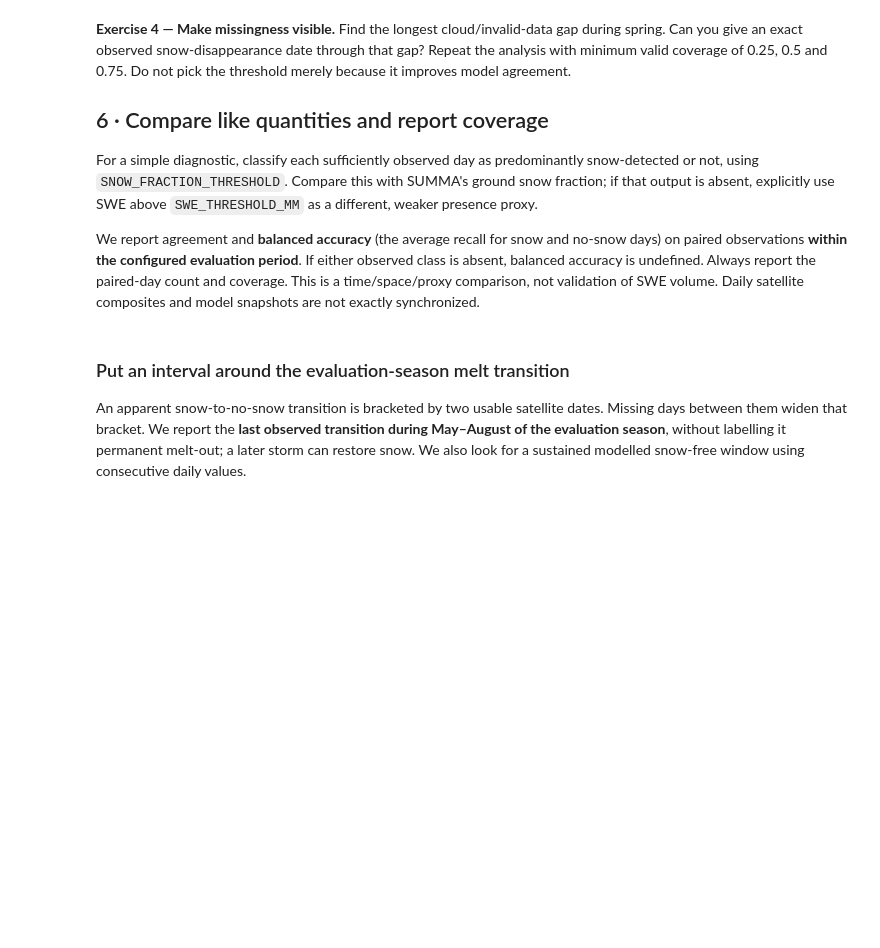
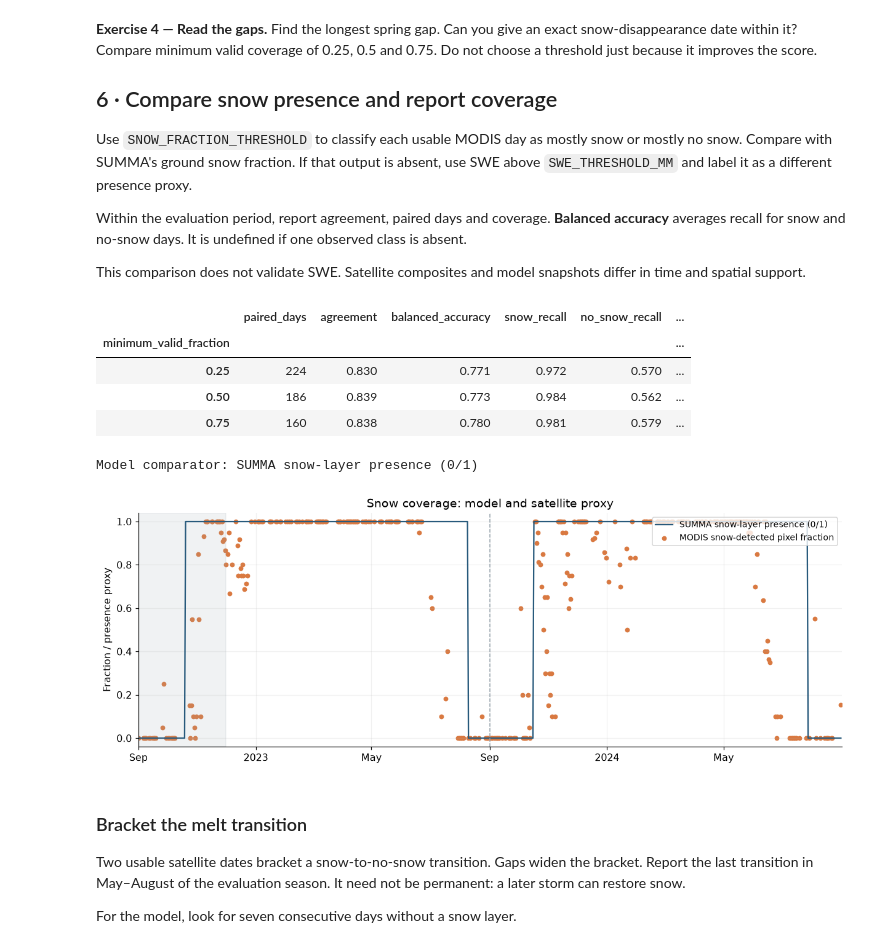
Before and after one commit to symfluence-org/SYMFLUENCE, a Jupyter notebook: examples/04_workshop_notebooks/04d_intelligent_rivers_snow.ipynb, the cells around one changed output. Cells and saved outputs as stored; diff of their text form; code cells hidden in the pictures; blank space fills up the shorter version.

Commit message:
Update Intelligent Rivers snow notebook and save workshop outputs

```diff
--- a/examples/04_workshop_notebooks/04d_intelligent_rivers_snow.ipynb
+++ b/examples/04_workshop_notebooks/04d_intelligent_rivers_snow.ipynb
@@ -67,7 +60,10 @@ sim_dir = project / "simulations" / experiment / "SUMMA"
 start, end = pd.Timestamp(config.domain.time_start), pd.Timestamp(config.domain.time_end)
 days = pd.date_range(start.normalize(), end.normalize(), freq="D")
 spinup_end = pd.Timestamp(config.domain.spinup_period.split(",")[1].strip())
-eval_start, eval_end = [pd.Timestamp(s.strip()) for s in config.domain.evaluation_period.split(",")]
+def period_dates(period):
+    return tuple(pd.Timestamp(value.strip()) for value in period.split(","))
+
+eval_start, eval_end = period_dates(config.domain.evaluation_period)
 
 BLUE, TEAL, ORANGE, GREY = "#285a7c", "#168a83", "#d97941", "#9aa6af"
 plt.rcParams.update({"figure.figsize": (11, 4), "figure.dpi": 110,
@@ -362,9 +443,12 @@ run_stage(["run_model", "postprocess_results"])
 
 # SUMMA writes variables at different frequencies to different files.
 # Read daily output when available; do not accidentally choose a restart file.
-all_outputs = sorted(p for p in sim_dir.glob("*.nc") if "restart" not in p.name.lower())
-daily_outputs = [p for p in all_outputs if "_day" in p.stem]
-timestep_outputs = [p for p in all_outputs if "_timestep" in p.stem]
+def output_files(folder, frequency):
+    return sorted(path for path in folder.glob("*.nc")
+                  if f"_{frequency}" in path.stem and "restart" not in path.name.lower())
+
+daily_outputs = output_files(sim_dir, "day")
+timestep_outputs = output_files(sim_dir, "timestep")
 
 def model_series(variable):
     for files in [daily_outputs, timestep_outputs]:
@@ -544,12 +691,17 @@ else:
 # %% [markdown]
-**Exercise 4 — Make missingness visible.** Find the longest cloud/invalid-data gap during spring. Can you give an exact observed snow-disappearance date through that gap? Repeat the analysis with minimum valid coverage of 0.25, 0.5 and 0.75. Do not pick the threshold merely because it improves model agreement.
+**Exercise 4 — Read the gaps.** Find the longest spring gap. Can you give an exact snow-disappearance date within it? Compare minimum valid coverage of 0.25, 0.5 and 0.75. Do not choose a threshold just because it improves the score.
 
-## 6 · Compare like quantities and report coverage
+## 6 · Compare snow presence and report coverage
 
-For a simple diagnostic, classify each sufficiently observed day as predominantly snow-detected or not, using `SNOW_FRACTION_THRESHOLD`. Compare this with SUMMA's ground snow fraction; if that output is absent, explicitly use SWE above `SWE_THRESHOLD_MM` as a different, weaker presence proxy.
+Use `SNOW_FRACTION_THRESHOLD` to classify each usable MODIS day as mostly snow or mostly no snow. Compare with SUMMA's ground snow fraction. If that output is absent, use SWE above `SWE_THRESHOLD_MM` and label it as a different presence proxy.
 
-We report agreement and **balanced accuracy** (the average recall for snow and no-snow days) on paired observations **within the configured evaluation period**. If either observed class is absent, balanced accuracy is undefined. Always report the paired-day count and coverage. This is a time/space/proxy comparison, not validation of SWE volume. Daily satellite composites and model snapshots are not exactly synchronized.
+Within the evaluation period, report agreement, paired days and coverage. **Balanced accuracy** averages recall for snow and no-snow days. It is undefined if one observed class is absent.
+
+This comparison does not validate SWE. Satellite composites and model snapshots differ in time and spatial support.
 # %%
+def class_recalls(predicted, observed):
+    return [(predicted[observed == cls] == cls).mean() for cls in [False, True]]
+
 def presence_scores(model_fraction, observations, mask):
     paired = pd.concat([model_fraction.rename("model"), observations.rename("observed")], axis=1)
     paired = paired.loc[mask].dropna()
@@ -558,44 +710,54 @@ def presence_scores(model_fraction, observations, mask):
                 "snow_recall": np.nan, "no_snow_recall": np.nan}
     predicted = paired.model >= SNOW_FRACTION_THRESHOLD
     observed = paired.observed >= SNOW_FRACTION_THRESHOLD
-    recalls = [(predicted[observed == cls] == cls).mean() for cls in [False, True]]
+    recalls = class_recalls(predicted, observed)
     balanced = np.mean(recalls) if observed.nunique() == 2 else np.nan
     return {"paired_days": len(paired), "agreement": (predicted == observed).mean(),
             "balanced_accuracy": balanced, "snow_recall": recalls[1], "no_snow_recall": recalls[0]}
 
 model_fraction = None
 if snow is not None:
     if "ground_snow_fraction" in snow:
         model_fraction = snow.ground_snow_fraction
         model_label = "SUMMA snow-layer presence (0/1)"
     else:
         model_fraction = (snow.swe_mm > SWE_THRESHOLD_MM).astype(float).where(snow.swe_mm.notna())
         model_label = f"SUMMA SWE > {SWE_THRESHOLD_MM:g} mm (presence proxy)"
 evaluation_mask = (days >= eval_start) & (days <= eval_end)
 if model_fraction is not None and modis is not None:
     rows = []
     for coverage in [0.25, 0.5, 0.75]:
         observed = modis.snow_pixel_fraction.where((modis.valid_fraction >= coverage) &
             (modis.valid_pixels >= config.evaluation.modis_snow.min_pixels))
         score = presence_scores(model_fraction, observed, evaluation_mask)
         rows.append({"minimum_valid_fraction": coverage, **score,
                      "paired_fraction_of_period": score["paired_days"] / evaluation_mask.sum()})
     display(pd.DataFrame(rows).set_index("minimum_valid_fraction").round(3))
     print("Model comparator:", model_label)
     fig, ax = plt.subplots(figsize=(11, 4), layout="constrained")
     ax.plot(model_fraction.index, model_fraction, color=BLUE, label=model_label)
     ax.scatter(modis.index, modis.screened_snow_fraction, color=ORANGE, s=17,
                label="MODIS snow-detected pixel fraction")
     ax.set(ylabel="Fraction / presence proxy", ylim=(-0.04, 1.04), title="Snow coverage: model and satellite proxy")
     mark_periods(ax)
     ax.legend(loc="upper right", fontsize=9)
     plt.show()
 else:
     unavailable("Both SUMMA snow output and MODIS observations are needed for comparison.")
+# %% [output]
+|  | paired_days | agreement | balanced_accuracy | snow_recall | no_snow_recall | ... |
+| minimum_valid_fraction |  |  |  |  |  | ... |
+| 0.25 | 224 | 0.830 | 0.771 | 0.972 | 0.570 | ... |
+| 0.50 | 186 | 0.839 | 0.773 | 0.984 | 0.562 | ... |
+| 0.75 | 160 | 0.838 | 0.780 | 0.981 | 0.579 | ... |
+Model comparator: SUMMA snow-layer presence (0/1)
+[figure, added]
 # %% [markdown]
-### Put an interval around the evaluation-season melt transition
+### Bracket the melt transition
 
-An apparent snow-to-no-snow transition is bracketed by two usable satellite dates. Missing days between them widen that bracket. We report the **last observed transition during May–August of the evaluation season**, without labelling it permanent melt-out; a later storm can restore snow. We also look for a sustained modelled snow-free window using consecutive daily values.
+Two usable satellite dates bracket a snow-to-no-snow transition. Gaps widen the bracket. Report the last transition in May–August of the evaluation season. It need not be permanent: a later storm can restore snow.
+
+For the model, look for seven consecutive days without a snow layer.
 # %%
 CONSECUTIVE_DAYS = 7
 melt_start = max(eval_start, pd.Timestamp(year=eval_end.year, month=5, day=1))
```
Also changed, not shown: parts of 29 cells of this notebook.
